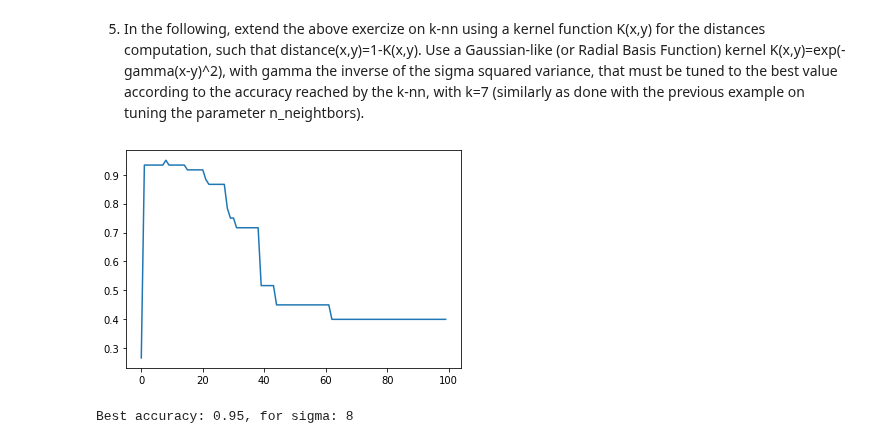
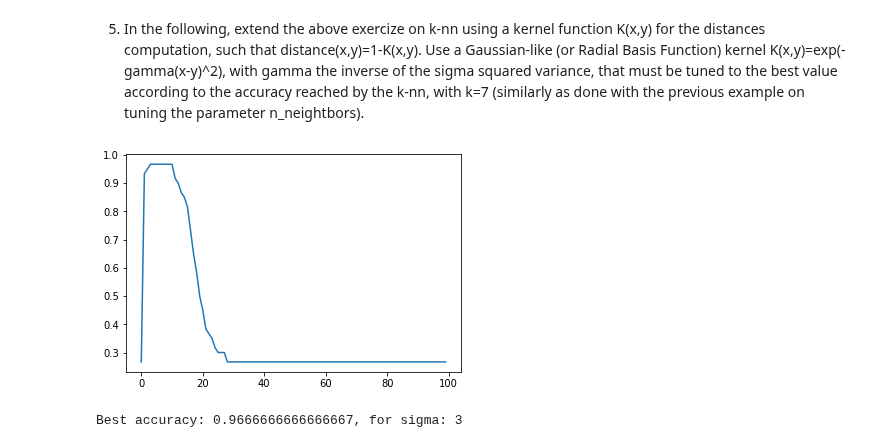
Before and after one commit to Fazzaa/ml_lab, a Jupyter notebook: knn/classification_iris_knn_aa_21_22.ipynb, the cells around one changed output. Drawn from its saved outputs; the diff is of its cells as text; code cells hidden in the pictures.

```diff
--- a/knn/classification_iris_knn_aa_21_22.ipynb
+++ b/knn/classification_iris_knn_aa_21_22.ipynb
@@ -370,32 +370,32 @@ for i in range(3):
 # %%
 from numpy.linalg import norm
 import numpy as np
 
 def radial_basis_function(vector_1, vector_2, sigma):
 	return np.exp(-(norm(vector_1-vector_2, ord=2)**2)/2*(sigma**2))
 
 def distance(x, y, **kwargs):
 	sigma = kwargs["sigma"]
 	return 1 - radial_basis_function(x, y, sigma)
 
-X_train, X_test, y_train, y_test = train_test_split(X, y, test_size=0.4, random_state=0)
+X_train, X_test, y_train, y_test = train_test_split(iris.data, iris.target, test_size=0.4, random_state=0)
 
 accuracies = []
 best_accuracy = 0
 best_sigma = 0
 for sigma in np.arange(0,100):
 	clf_knn_rbf = neighbors.KNeighborsClassifier(7, weights="distance", metric=distance, metric_params={"sigma": sigma})
 	clf_knn_rbf.fit(X_train, y_train)
 	accuracy_rbf = clf_knn_rbf.score(X_test, y_test)
 	accuracies.append(accuracy_rbf)
 	if accuracy_rbf > best_accuracy:
 		best_accuracy = accuracy_rbf
 		best_sigma = sigma
 
 
 plt.plot(np.arange(0, 100), accuracies)
 plt.show()
 print(f"Best accuracy: {best_accuracy}, for sigma: {best_sigma}")
 # %% [output]
-[figure, old version]
+[figure, new version]
-Best accuracy: 0.95, for sigma: 8
+Best accuracy: 0.9666666666666667, for sigma: 3
```
Also changed, not shown: parts of 2 cells of this notebook.
